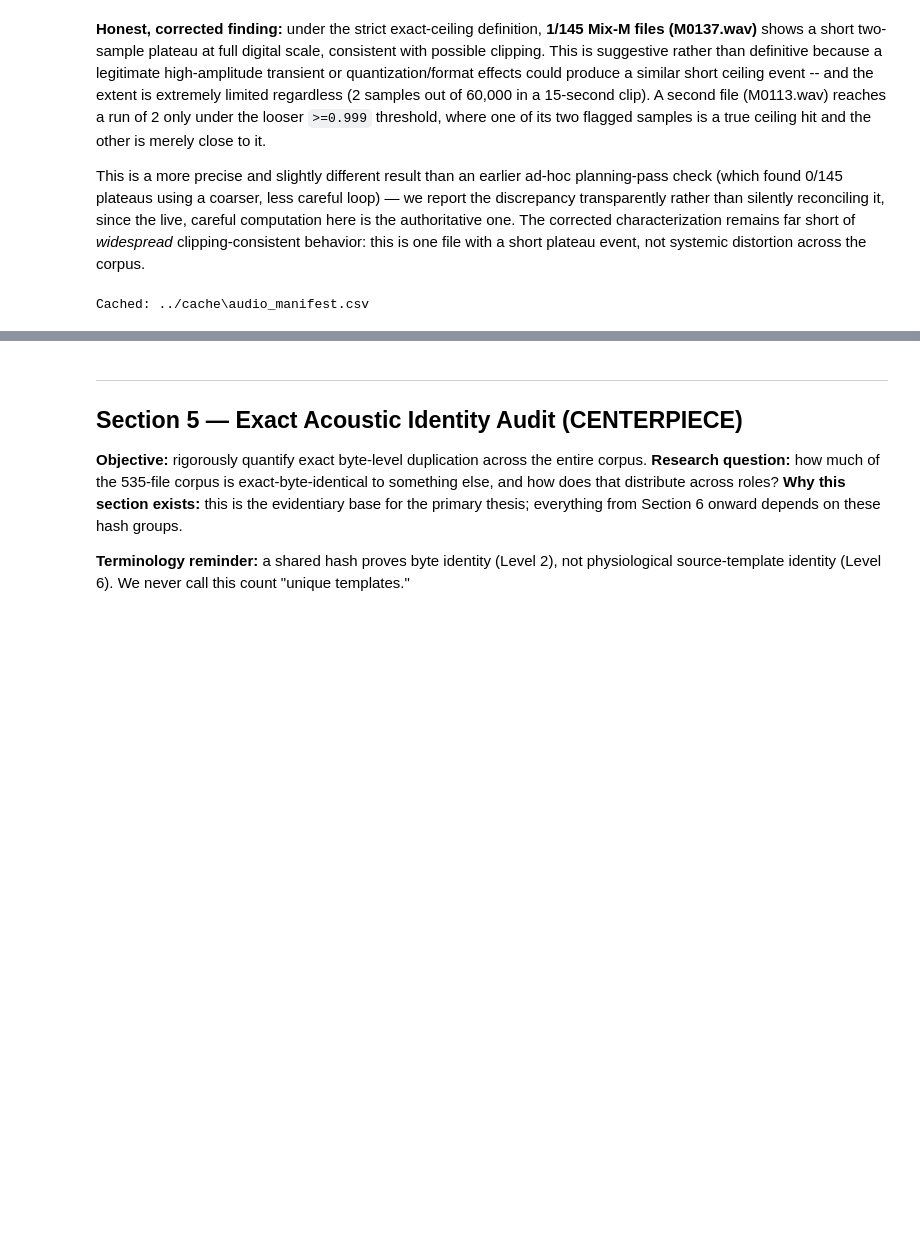
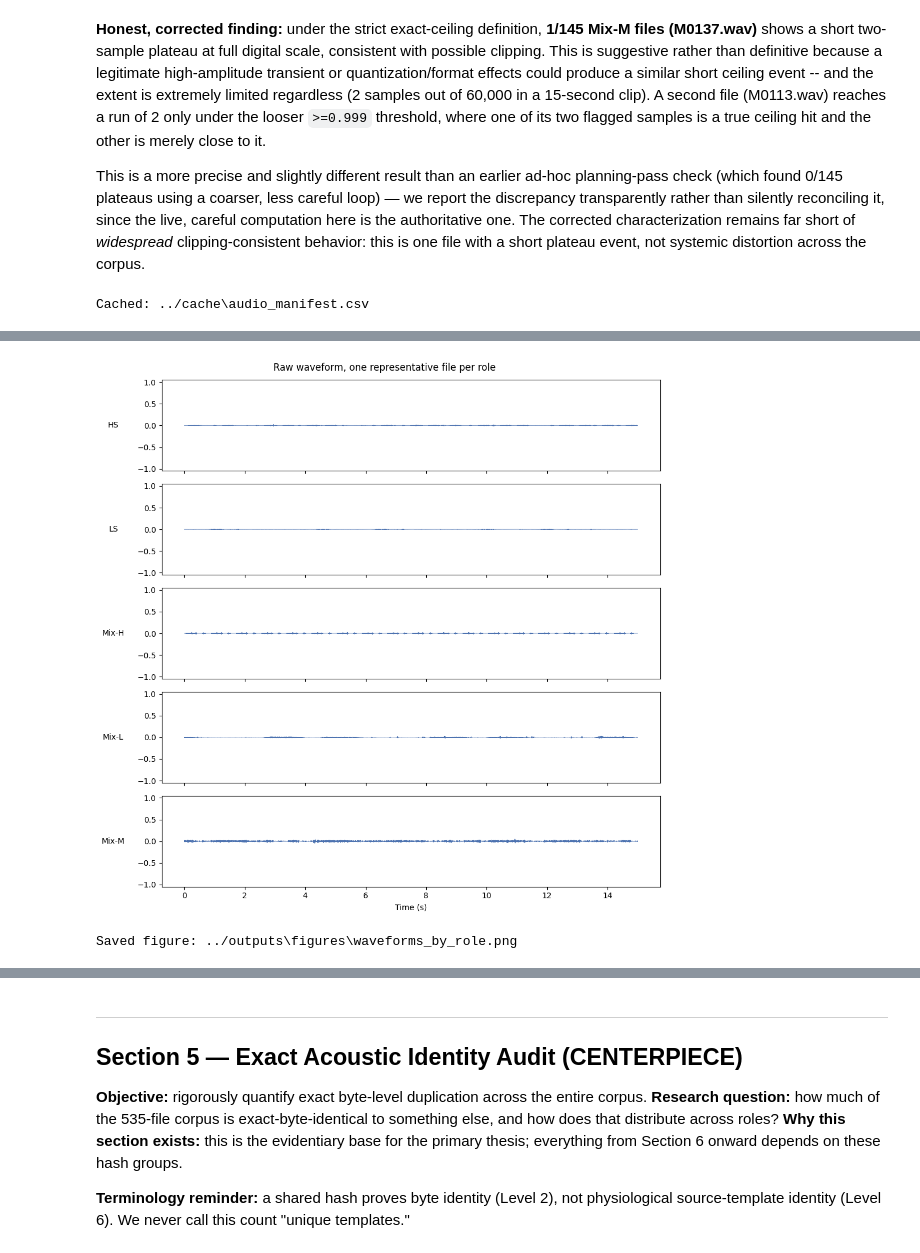
Before and after one commit to Om7035/HLS_CMDS_EDA_notebook, a Jupyter notebook: notebooks/HLS_CMDS_EDA_notebook.ipynb, the cells around one changed output, grey strips where cells are left out. Drawn from its saved outputs; the diff is of its cells as text; code cells hidden in the pictures; blank space fills up the shorter version.

```diff
--- a/notebooks/HLS_CMDS_EDA_notebook.ipynb
+++ b/notebooks/HLS_CMDS_EDA_notebook.ipynb
@@ -459,0 +467,19 @@ Cached: ../cache\audio_manifest.csv
+# %%
+import matplotlib.pyplot as plt
+import librosa.display
+
+sig_manifest = manifest.merge(
+    audio_manifest[["role", "filename", "near_silent"]], on=["role", "filename"], how="left"
+)
+
+role_order = ["HS", "LS", "Mix-H", "Mix-L", "Mix-M"]
+signal_samples = {}
+for role in role_order:
+    subset = sig_manifest[(sig_manifest["role"] == role) & (~sig_manifest["near_silent"])].sort_values("filename")
+    if subset.empty:
+        subset = sig_manifest[sig_manifest["role"] == role].sort_values("filename")
+    signal_samples[role] = subset.iloc[0]["path"]
+
+print("Representative file selected per role (first non-near-silent file, alphabetically -- deterministic, no RNG involved):")
+for role, path in signal_samples.items():
+    print(f"  {role}: {os.path.basename(path)}")
@@ -459,0 +493,18 @@ Cached: ../cache\audio_manifest.csv
+# %%
+fig, axes = plt.subplots(len(role_order), 1, figsize=(10, 2 * len(role_order)), sharex=True)
+for ax, role in zip(axes, role_order):
+    d, sr = sf.read(signal_samples[role])
+    t = np.arange(len(d)) / sr
+    ax.plot(t, d, linewidth=0.5, color="#4C72B0")
+    ax.set_ylabel(role, rotation=0, labelpad=30, va="center")
+    ax.set_ylim(-1.05, 1.05)
+axes[-1].set_xlabel("Time (s)")
+fig.suptitle("Raw waveform, one representative file per role")
+plt.tight_layout()
+fig_path = os.path.join(OUTPUT_DIR, "figures", "waveforms_by_role.png")
+plt.savefig(fig_path, dpi=120)
+plt.show()
+print(f"Saved figure: {fig_path}")
+# %% [output]
+[figure, added]
+Saved figure: ../outputs\figures\waveforms_by_role.png
```
Also changed, not shown: parts of 10 cells of this notebook, 6 other files.
